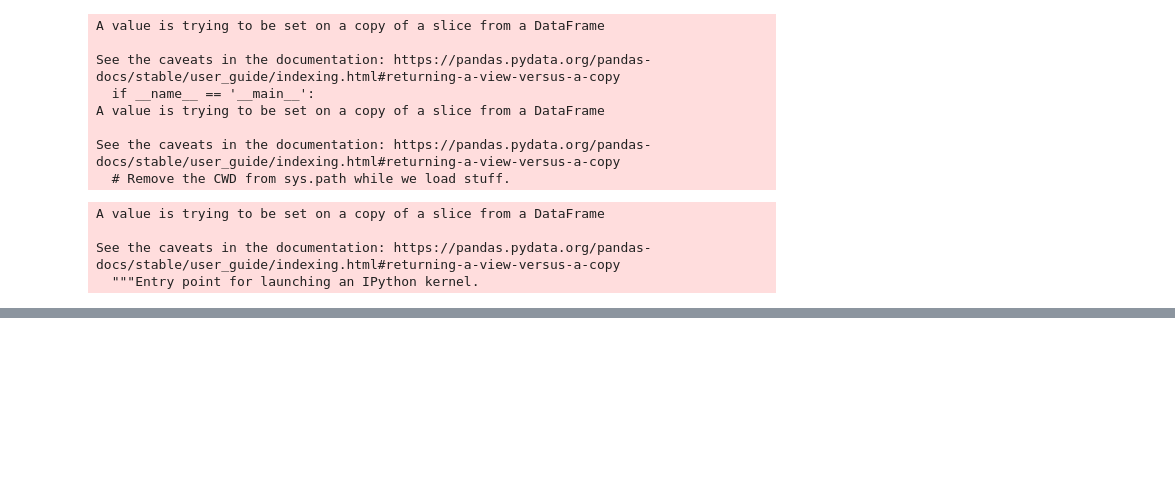
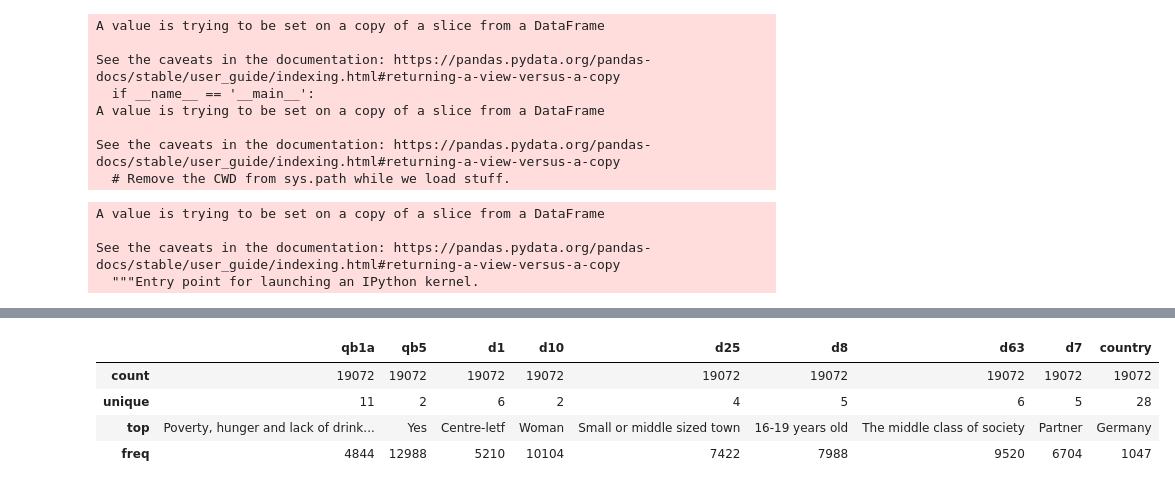
Before and after one commit to claudiagiuspoli/pro-environmental-behaviour, a Jupyter notebook: data viz.ipynb, the cells around one changed output, grey strips where cells are left out. Saved outputs shown, nothing was run; the diff lists cells and outputs as text; code cells hidden in the pictures; blank space fills up the shorter version.

```diff
--- a/data viz.ipynb
+++ b/data viz.ipynb
@@ -1052,0 +1061,8 @@ communities_map.save('CP.html')
+# %%
+df1.describe(include=np.object)
+# %% [output]
+|  | qb1a | qb5 | d1 | d10 | d25 | d8 | d63 | d7 | country |
+| count | 19072 | 19072 | 19072 | 19072 | 19072 | 19072 | 19072 | 19072 | 19072 |
+| unique | 11 | 2 | 6 | 2 | 4 | 5 | 6 | 5 | 28 |
+| top | Poverty, hunger and lack of drink... | Yes | Centre-letf | Woman | Small or middle sized town | 16-19 years old | The middle class of society | Partner | Germany |
+| freq | 4844 | 12988 | 5210 | 10104 | 7422 | 7988 | 9520 | 6704 | 1047 |
```
Also changed, not shown: parts of 7 cells of this notebook, 2 other files.
